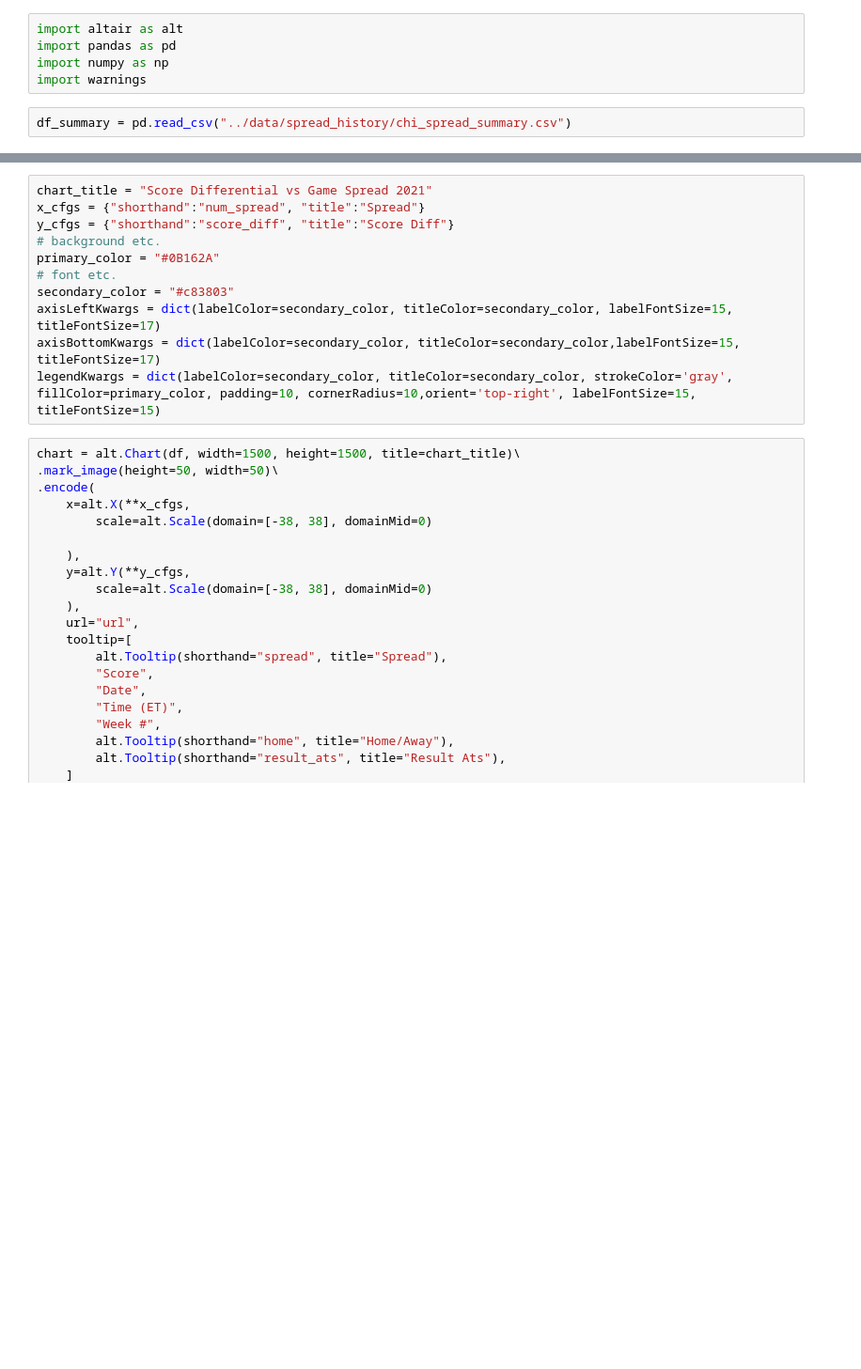
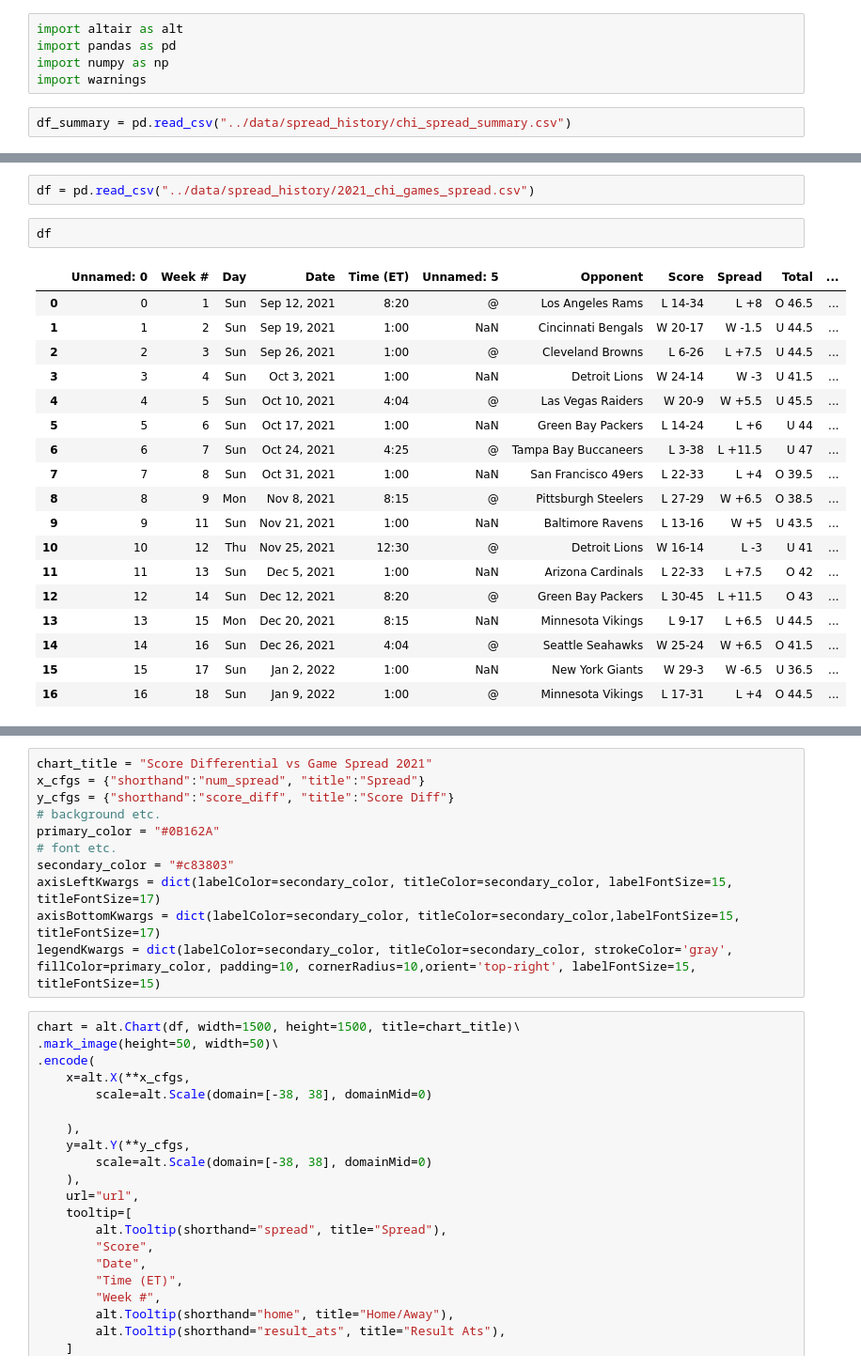
Before and after one commit to kono10/notebooks, a Jupyter notebook: chicago_bears_nerd/visuals/08_score_differential_spread_2021.ipynb, the cells around one changed output, grey strips where cells are left out. Shown: that part at 94% size. Cells and saved outputs as stored; diff of their text form; blank space fills up the shorter version.

Commit message:
add another viz and some data

```diff
--- a/chicago_bears_nerd/visuals/08_score_differential_spread_2021.ipynb
+++ b/chicago_bears_nerd/visuals/08_score_differential_spread_2021.ipynb
@@ -35,0 +8,23 @@ df_summary
+# %%
+df = pd.read_csv("../data/spread_history/2021_chi_games_spread.csv")
+# %%
+df
+# %% [output]
+|  | Unnamed: 0 | Week # | Day | Date | Time (ET) | Unnamed: 5 | Opponent | Score | Spread | Total | ... |
+| 0 | 0 | 1 | Sun | Sep 12, 2021 | 8:20 | @ | Los Angeles Rams | L 14-34 | L +8 | O 46.5 | ... |
+| 1 | 1 | 2 | Sun | Sep 19, 2021 | 1:00 | NaN | Cincinnati Bengals | W 20-17 | W -1.5 | U 44.5 | ... |
+| 2 | 2 | 3 | Sun | Sep 26, 2021 | 1:00 | @ | Cleveland Browns | L 6-26 | L +7.5 | U 44.5 | ... |
+| 3 | 3 | 4 | Sun | Oct 3, 2021 | 1:00 | NaN | Detroit Lions | W 24-14 | W -3 | U 41.5 | ... |
+| 4 | 4 | 5 | Sun | Oct 10, 2021 | 4:04 | @ | Las Vegas Raiders | W 20-9 | W +5.5 | U 45.5 | ... |
+| 5 | 5 | 6 | Sun | Oct 17, 2021 | 1:00 | NaN | Green Bay Packers | L 14-24 | L +6 | U 44 | ... |
+| 6 | 6 | 7 | Sun | Oct 24, 2021 | 4:25 | @ | Tampa Bay Buccaneers | L 3-38 | L +11.5 | U 47 | ... |
+| 7 | 7 | 8 | Sun | Oct 31, 2021 | 1:00 | NaN | San Francisco 49ers | L 22-33 | L +4 | O 39.5 | ... |
+| 8 | 8 | 9 | Mon | Nov 8, 2021 | 8:15 | @ | Pittsburgh Steelers | L 27-29 | W +6.5 | O 38.5 | ... |
+| 9 | 9 | 11 | Sun | Nov 21, 2021 | 1:00 | NaN | Baltimore Ravens | L 13-16 | W +5 | U 43.5 | ... |
+| 10 | 10 | 12 | Thu | Nov 25, 2021 | 12:30 | @ | Detroit Lions | W 16-14 | L -3 | U 41 | ... |
+| 11 | 11 | 13 | Sun | Dec 5, 2021 | 1:00 | NaN | Arizona Cardinals | L 22-33 | L +7.5 | O 42 | ... |
+| 12 | 12 | 14 | Sun | Dec 12, 2021 | 8:20 | @ | Green Bay Packers | L 30-45 | L +11.5 | O 43 | ... |
+| 13 | 13 | 15 | Mon | Dec 20, 2021 | 8:15 | NaN | Minnesota Vikings | L 9-17 | L +6.5 | U 44.5 | ... |
+| 14 | 14 | 16 | Sun | Dec 26, 2021 | 4:04 | @ | Seattle Seahawks | W 25-24 | W +6.5 | O 41.5 | ... |
+| 15 | 15 | 17 | Sun | Jan 2, 2022 | 1:00 | NaN | New York Giants | W 29-3 | W -6.5 | U 36.5 | ... |
+| 16 | 16 | 18 | Sun | Jan 9, 2022 | 1:00 | @ | Minnesota Vikings | L 17-31 | L +4 | O 44.5 | ... |
```
Also changed, not shown: parts of 4 cells of this notebook, 3 other files.
